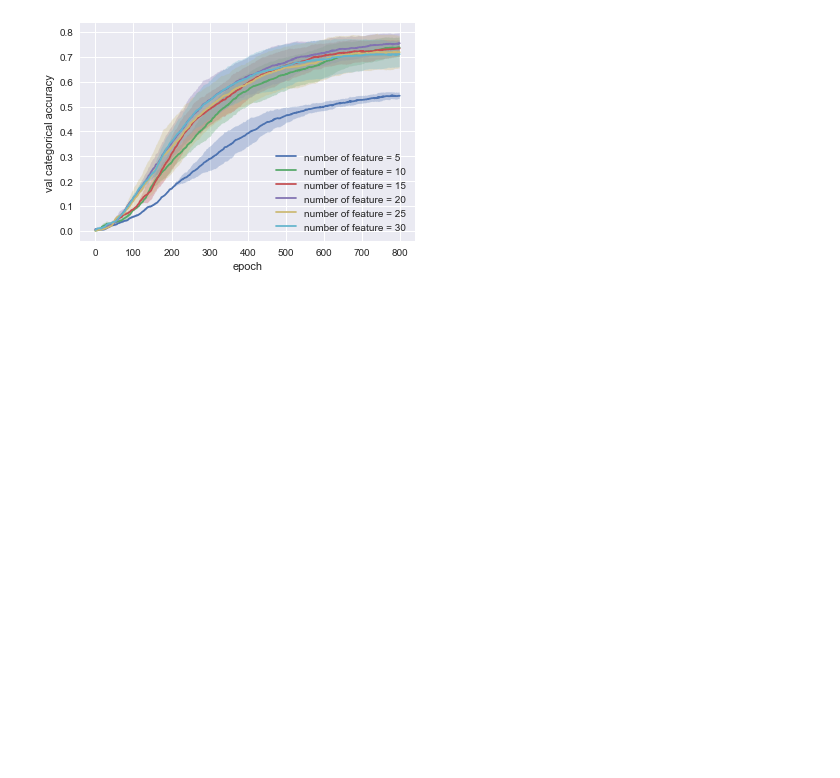
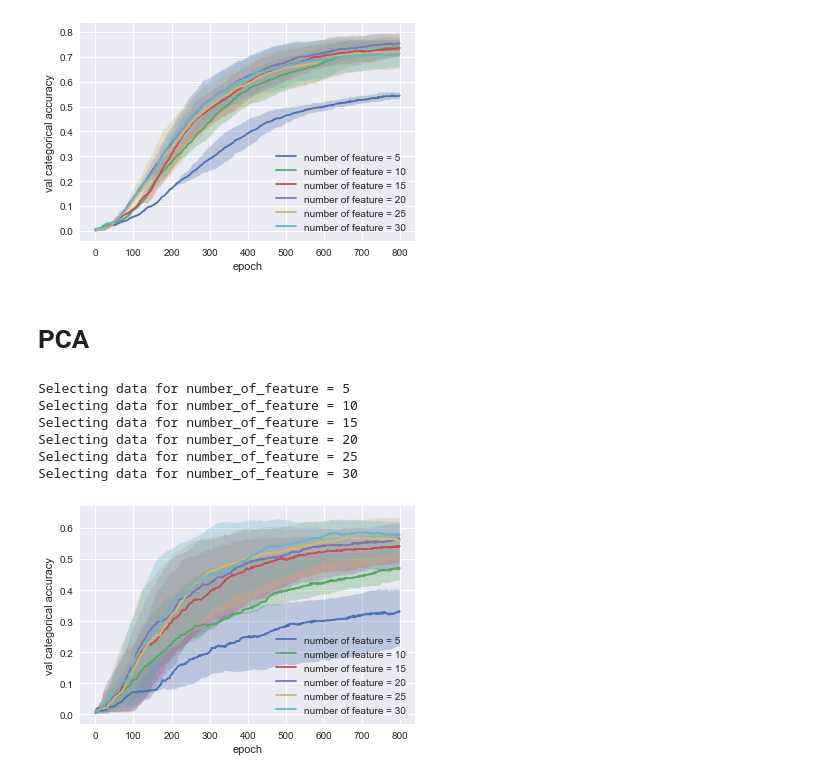
Before and after one commit to anliec/ML_homework_cluestering, a Jupyter notebook: plotter/nn.ipynb, the cells around one changed output. Saved outputs shown, nothing was run; the diff lists cells and outputs as text; code cells hidden in the pictures; blank space fills up the shorter version.

Commit message:
add graph for every algoritm

```diff
--- a/plotter/nn.ipynb
+++ b/plotter/nn.ipynb
@@ -219,3 +219,20 @@ Selecting data for number_of_feature = 20
 Selecting data for number_of_feature = 25
 Selecting data for number_of_feature = 30
 [figure]
+# %% [markdown]
+# PCA
+# %%
+generate_plot(con=con,
+              x_arg_name='epoch',
+              y_arg_name='val_categorical_accuracy',
+              z_arg_name='number_of_feature',
+              filters={'reduction_method': ['PCA']},
+              x_limit=800)
+# %% [output]
+Selecting data for number_of_feature = 5
+Selecting data for number_of_feature = 10
+Selecting data for number_of_feature = 15
+Selecting data for number_of_feature = 20
+Selecting data for number_of_feature = 25
+Selecting data for number_of_feature = 30
+[figure, added]
```
Also changed, not shown: parts of 13 cells of this notebook.
